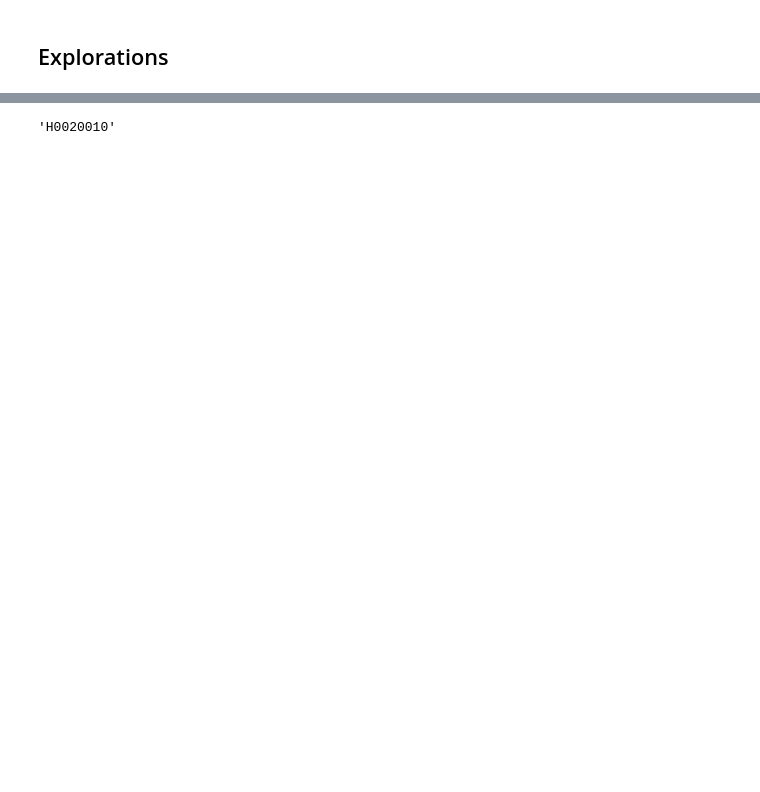
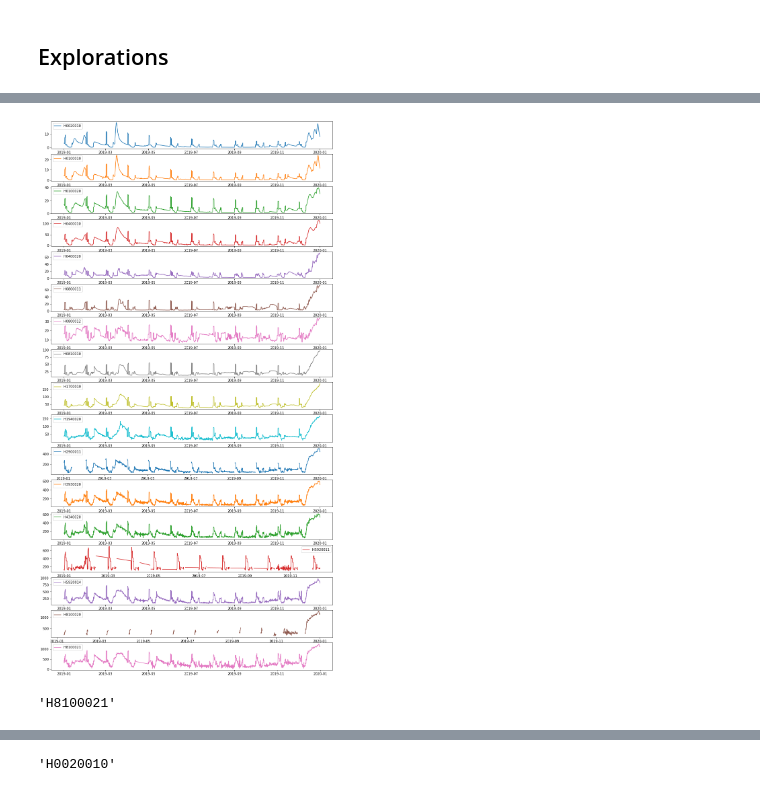
Before and after one commit to JlnZhou/ProjectML, a Jupyter notebook: Explorations_Seine.ipynb, the cells around one changed output, grey strips where cells are left out. Cells and saved outputs as stored; diff of their text form; code cells hidden in the pictures; blank space fills up the shorter version.

```diff
--- a/Explorations_Seine.ipynb
+++ b/Explorations_Seine.ipynb
@@ -106,0 +120,4 @@ array([<AxesSubplot:xlabel='Date'>, <AxesSubplot:xlabel='Date'>,
+# %%
+tableau_stations["Ord"] = gdf["geometry"].apply(lambda x: x.coords[:][0][1])
+tableau_stations["Abs"] = gdf["geometry"].apply(lambda x: x.coords[:][0][0])
+tableau_stations
@@ -106,0 +169,12 @@ array([<AxesSubplot:xlabel='Date'>, <AxesSubplot:xlabel='Date'>,
+# %%
+fig, axs = plt.subplots(n_stations, 1, figsize = (15,30))
+for i in range(n_stations):
+    code = tableau_stations["Code station"][i]
+    axs[i].plot(mesures["Date"], mesures[code], label = code, color = "C"+str(i))
+    axs[i].legend()
+# %% [output]
+[figure, added]
+# %%
+code
+# %% [output]
+'H8100021'
```
Also changed, not shown: parts of 13 cells of this notebook.
